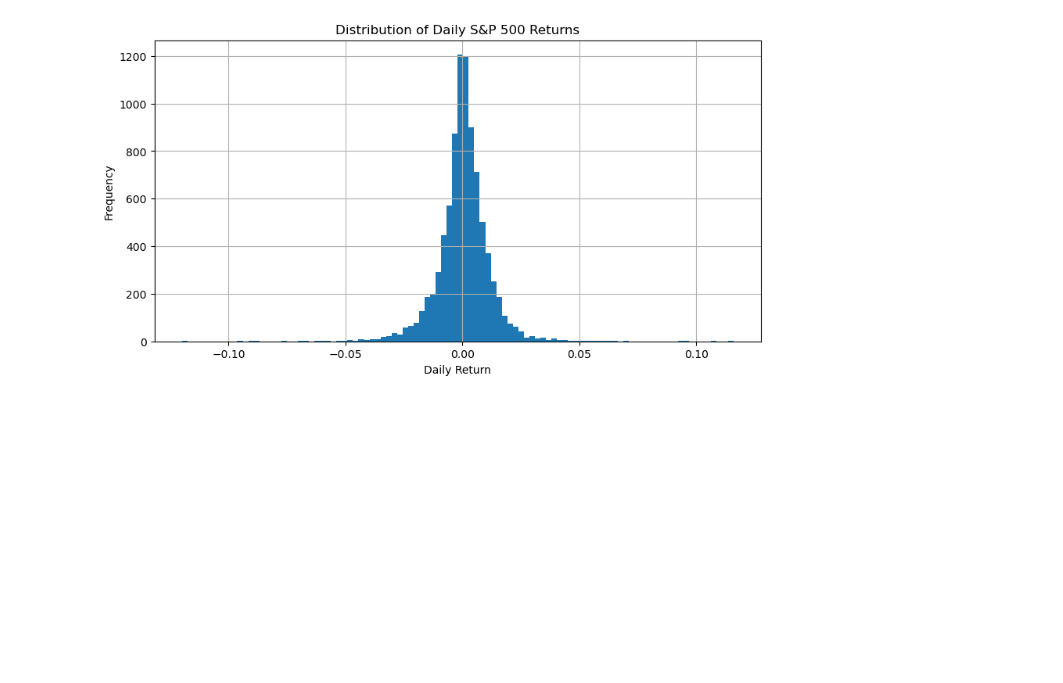
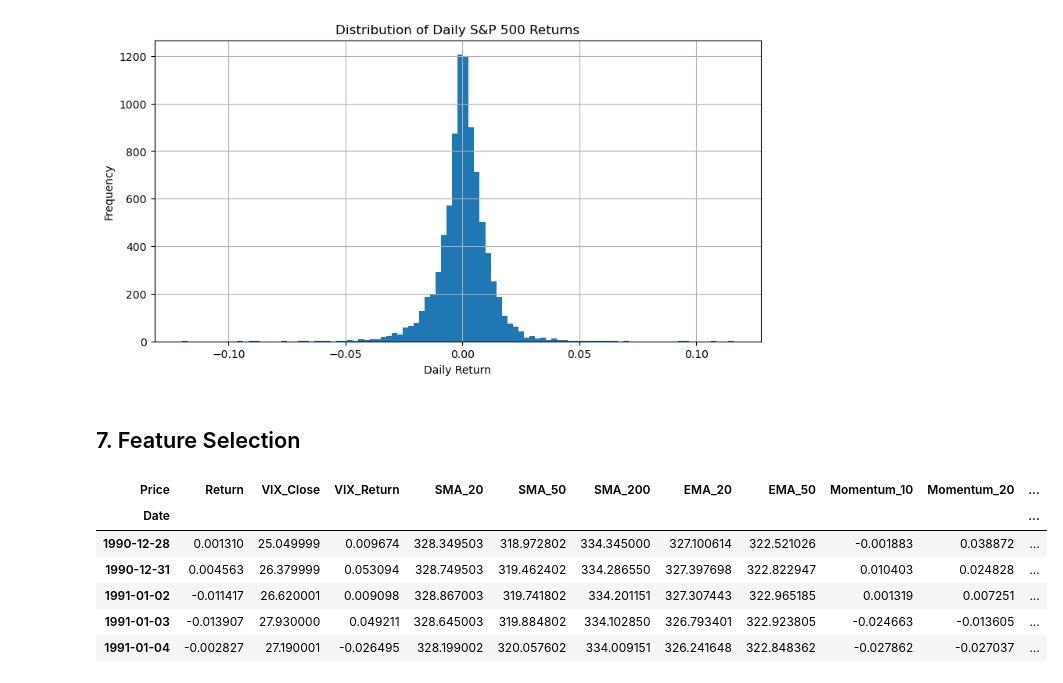
Before and after one commit to mtodoroff/MachineLearning, a Jupyter notebook: crash_prediction_sp500_vix.ipynb, the cells around one changed output. Drawn from its saved outputs; the diff is of its cells as text; code cells hidden in the pictures; blank space fills up the shorter version.

Commit message:
Add Feature Selection and Training selection

```diff
--- a/crash_prediction_sp500_vix.ipynb
+++ b/crash_prediction_sp500_vix.ipynb
@@ -252,3 +252,36 @@ plt.ylabel("Frequency")
 plt.show()
 # %% [output]
 [figure]
+# %% [markdown]
+## 7. Feature Selection
+# %%
+features = [
+    "Return",
+    "VIX_Close",
+    "VIX_Return",
+    "SMA_20",
+    "SMA_50",
+    "SMA_200",
+    "EMA_20",
+    "EMA_50",
+    "Momentum_10",
+    "Momentum_20",
+    "Momentum_60",
+    "Volatility_20",
+    "Volatility_60",
+    "Drawdown",
+    "Distance_From_SMA_200"
+]
+
+X = data[features].copy()
+y = data["Crash"].copy()
+
+X.head()
+# %% [output]
+| Price | Return | VIX_Close | VIX_Return | SMA_20 | SMA_50 | SMA_200 | EMA_20 | EMA_50 | Momentum_10 | Momentum_20 | ... |
+| Date |  |  |  |  |  |  |  |  |  |  | ... |
+| 1990-12-28 | 0.001310 | 25.049999 | 0.009674 | 328.349503 | 318.972802 | 334.345000 | 327.100614 | 322.521026 | -0.001883 | 0.038872 | ... |
+| 1990-12-31 | 0.004563 | 26.379999 | 0.053094 | 328.749503 | 319.462402 | 334.286550 | 327.397698 | 322.822947 | 0.010403 | 0.024828 | ... |
+| 1991-01-02 | -0.011417 | 26.620001 | 0.009098 | 328.867003 | 319.741802 | 334.201151 | 327.307443 | 322.965185 | 0.001319 | 0.007251 | ... |
+| 1991-01-03 | -0.013907 | 27.930000 | 0.049211 | 328.645003 | 319.884802 | 334.102850 | 326.793401 | 322.923805 | -0.024663 | -0.013605 | ... |
+| 1991-01-04 | -0.002827 | 27.190001 | -0.026495 | 328.199002 | 320.057602 | 334.009151 | 326.241648 | 322.848362 | -0.027862 | -0.027037 | ... |
```
Also changed, not shown: parts of 3 cells of this notebook.
